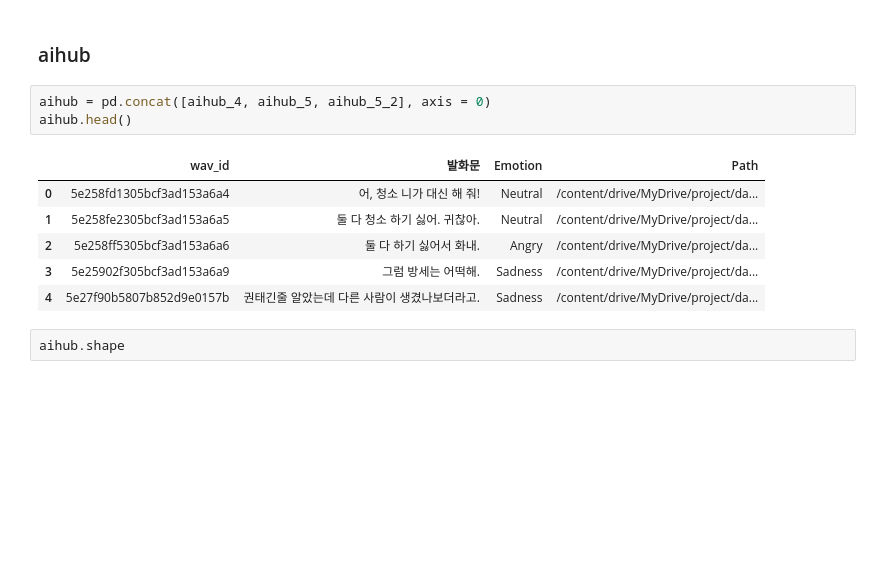
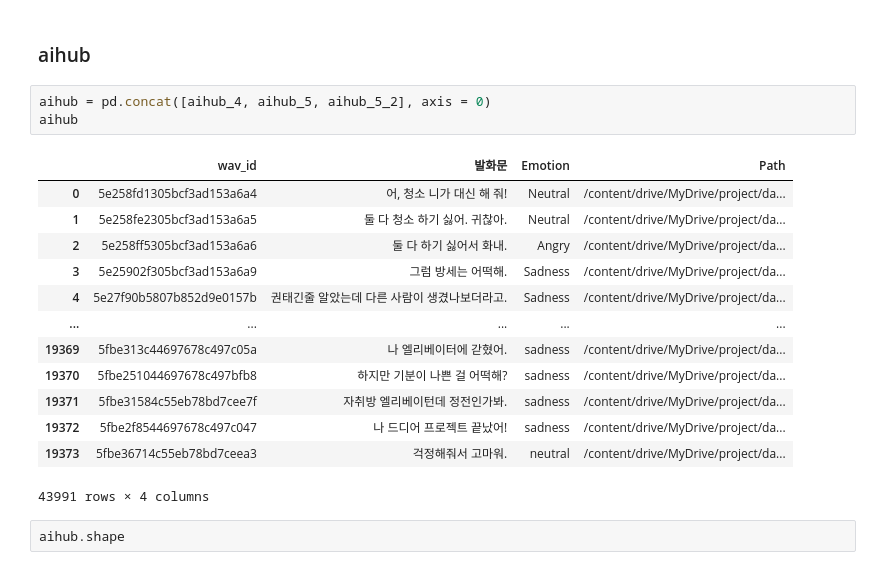
Before and after one commit to Yewon9/Emotion_Recognition_STT, a Jupyter notebook: EDA.ipynb, the cells around one changed output. Saved outputs shown, nothing was run; the diff lists cells and outputs as text; blank space fills up the shorter version.

```diff
--- a/EDA.ipynb
+++ b/EDA.ipynb
@@ -296,14 +293,21 @@ aihub_5_2.head()
 ### aihub
 # %%
 aihub = pd.concat([aihub_4, aihub_5, aihub_5_2], axis = 0)
-aihub.head()
+aihub
 # %% [output]
 |  | wav_id | 발화문 | Emotion | Path |
 | 0 | 5e258fd1305bcf3ad153a6a4 | 어, 청소 니가 대신 해 줘! | Neutral | /content/drive/MyDrive/project/da... |
 | 1 | 5e258fe2305bcf3ad153a6a5 | 둘 다 청소 하기 싫어. 귀찮아. | Neutral | /content/drive/MyDrive/project/da... |
 | 2 | 5e258ff5305bcf3ad153a6a6 | 둘 다 하기 싫어서 화내. | Angry | /content/drive/MyDrive/project/da... |
 | 3 | 5e25902f305bcf3ad153a6a9 | 그럼 방세는 어떡해. | Sadness | /content/drive/MyDrive/project/da... |
 | 4 | 5e27f90b5807b852d9e0157b | 권태긴줄 알았는데 다른 사람이 생겼나보더라고. | Sadness | /content/drive/MyDrive/project/da... |
+| ... | ... | ... | ... | ... |
+| 19369 | 5fbe313c44697678c497c05a | 나 엘리베이터에 갇혔어. | sadness | /content/drive/MyDrive/project/da... |
+| 19370 | 5fbe251044697678c497bfb8 | 하지만 기분이 나쁜 걸 어떡해? | sadness | /content/drive/MyDrive/project/da... |
+| 19371 | 5fbe31584c55eb78bd7cee7f | 자취방 엘리베이턴데 정전인가봐. | sadness | /content/drive/MyDrive/project/da... |
+| 19372 | 5fbe2f8544697678c497c047 | 나 드디어 프로젝트 끝났어! | sadness | /content/drive/MyDrive/project/da... |
+| 19373 | 5fbe36714c55eb78bd7ceea3 | 걱정해줘서 고마워. | neutral | /content/drive/MyDrive/project/da... |
+43991 rows × 4 columns
 # %%
 aihub.shape
 # %% [output]
```
Also changed, not shown: parts of 46 cells of this notebook.
